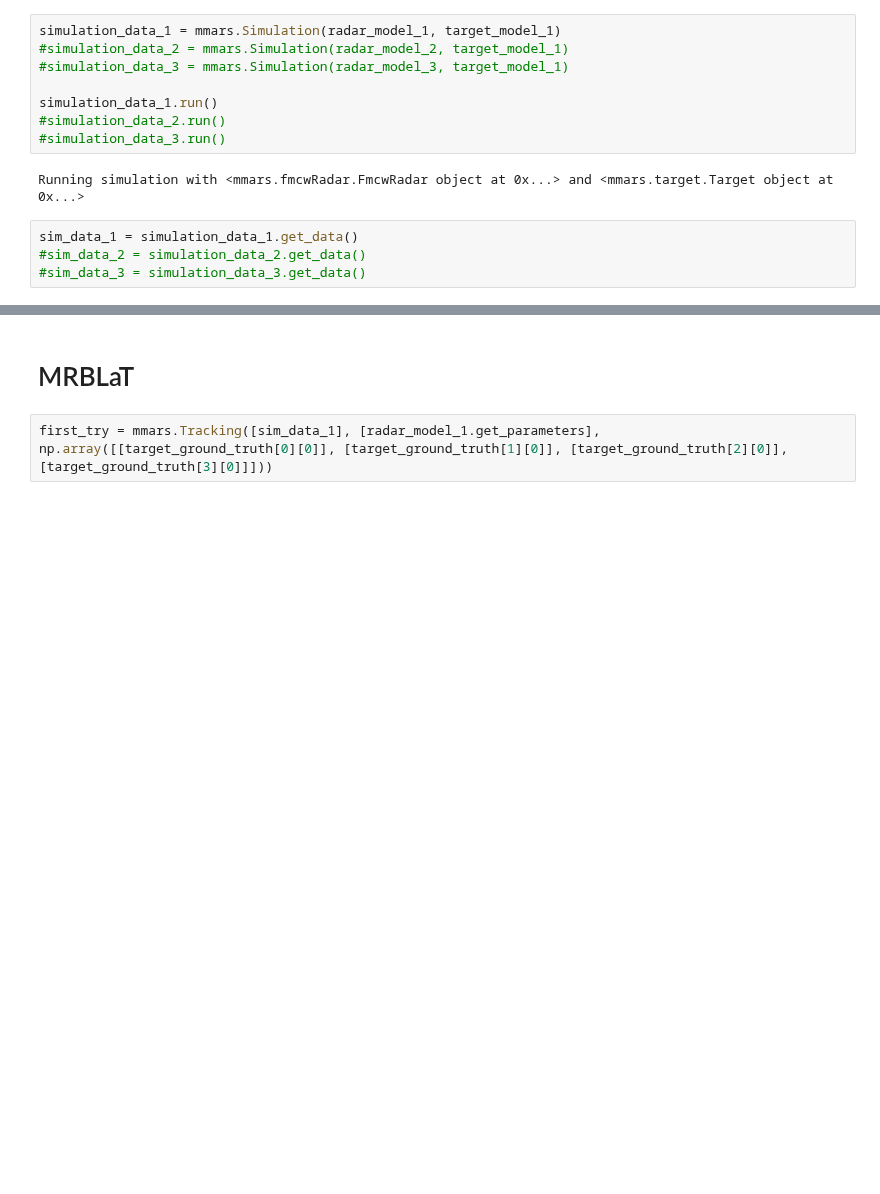
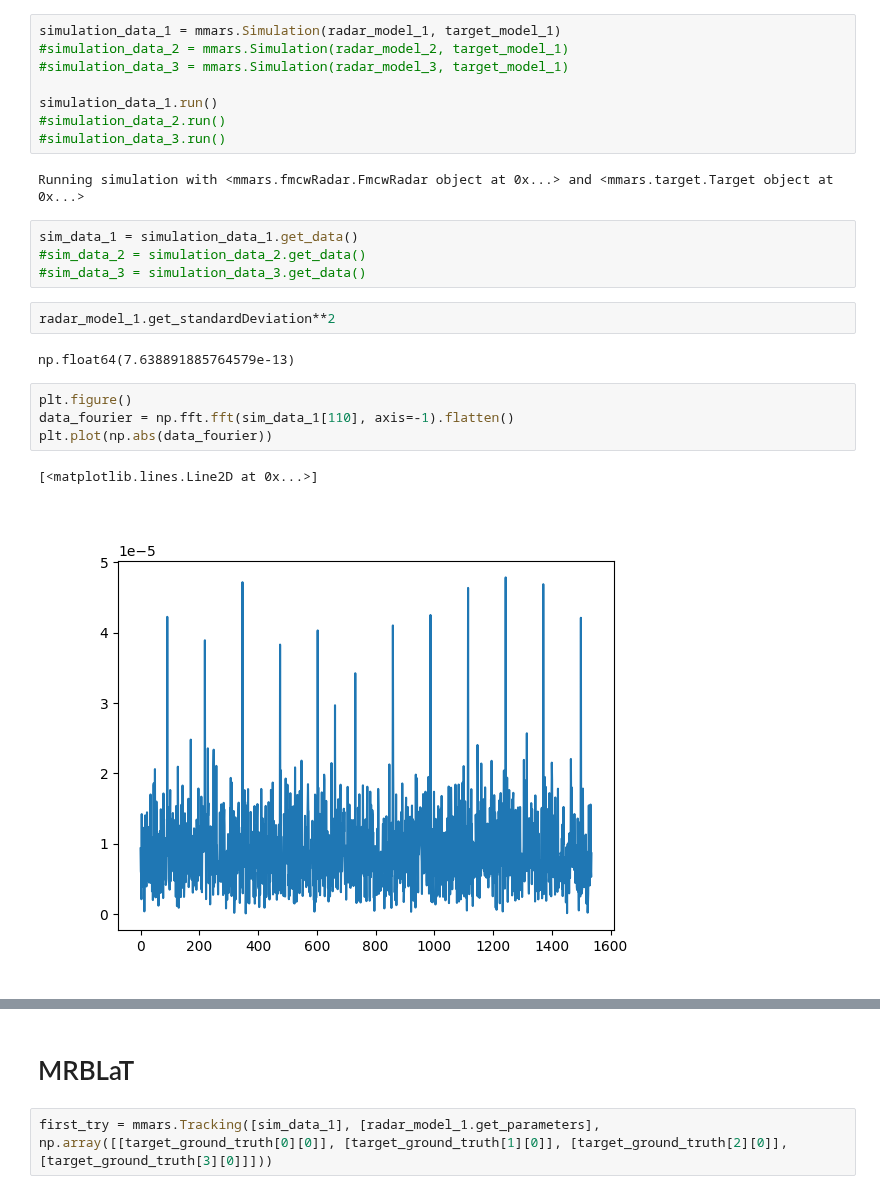
Before and after one commit to RHIMMELAND/MMARS, a Jupyter notebook: examples/MRBLaT_test.ipynb, the cells around one changed output, grey strips where cells are left out. Saved outputs shown, nothing was run; the diff lists cells and outputs as text; blank space fills up the shorter version.

```diff
--- a/examples/MRBLaT_test.ipynb
+++ b/examples/MRBLaT_test.ipynb
@@ -66,6 +80,17 @@ Running simulation with <mmars.fmcwRadar.FmcwRadar object at 0x...> and <mmars.t
 sim_data_1 = simulation_data_1.get_data()
 #sim_data_2 = simulation_data_2.get_data()
 #sim_data_3 = simulation_data_3.get_data()
+# %%
+radar_model_1.get_standardDeviation**2
+# %% [output]
+np.float64(7.638891885764579e-13)
+# %%
+plt.figure()
+data_fourier = np.fft.fft(sim_data_1[110], axis=-1).flatten()
+plt.plot(np.abs(data_fourier))
+# %% [output]
+[<matplotlib.lines.Line2D at 0x...>]
+[figure, added]
 # %%
 frame = 0
 
```
Also changed, not shown: parts of 15 cells of this notebook, 2 other files.
